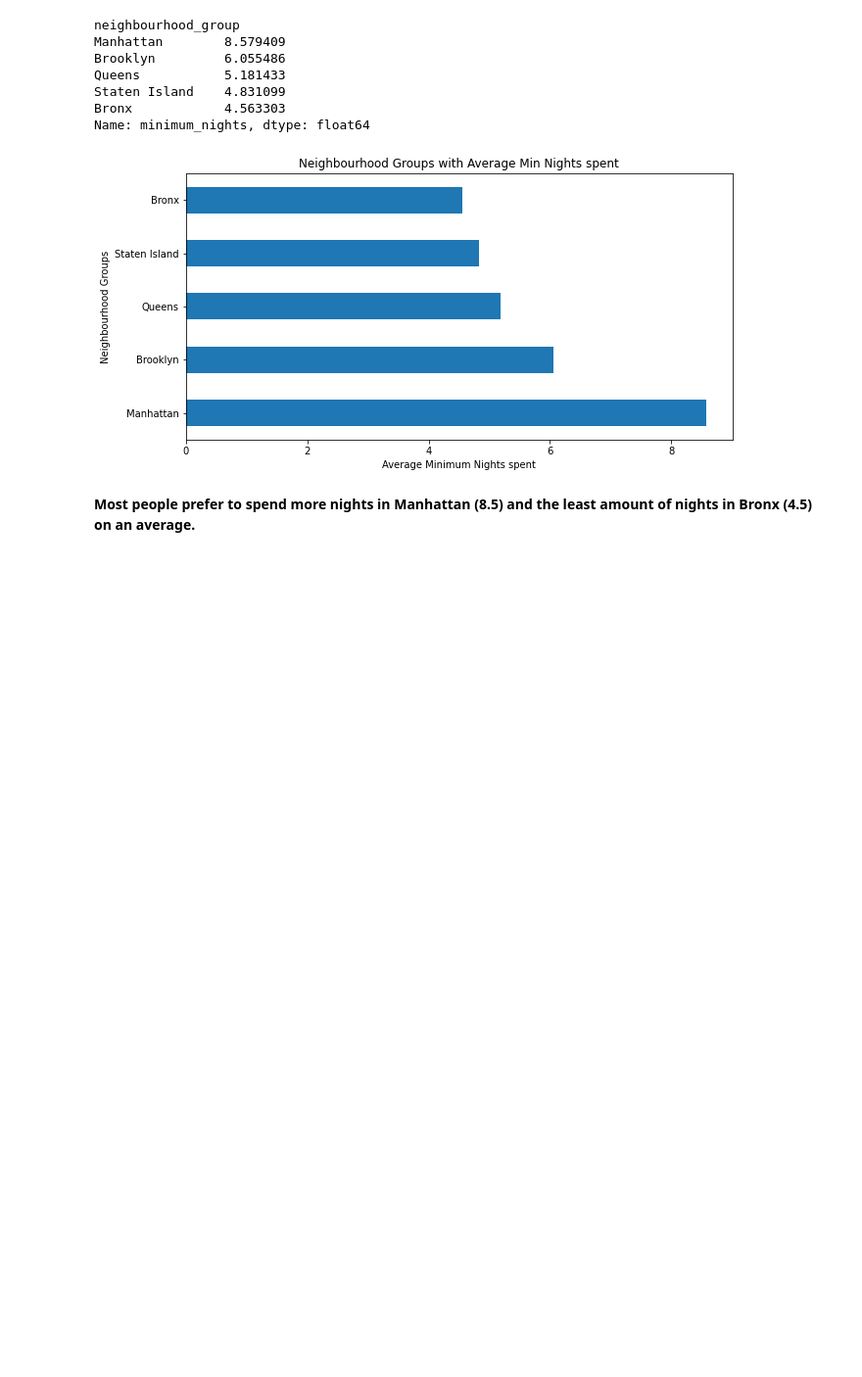
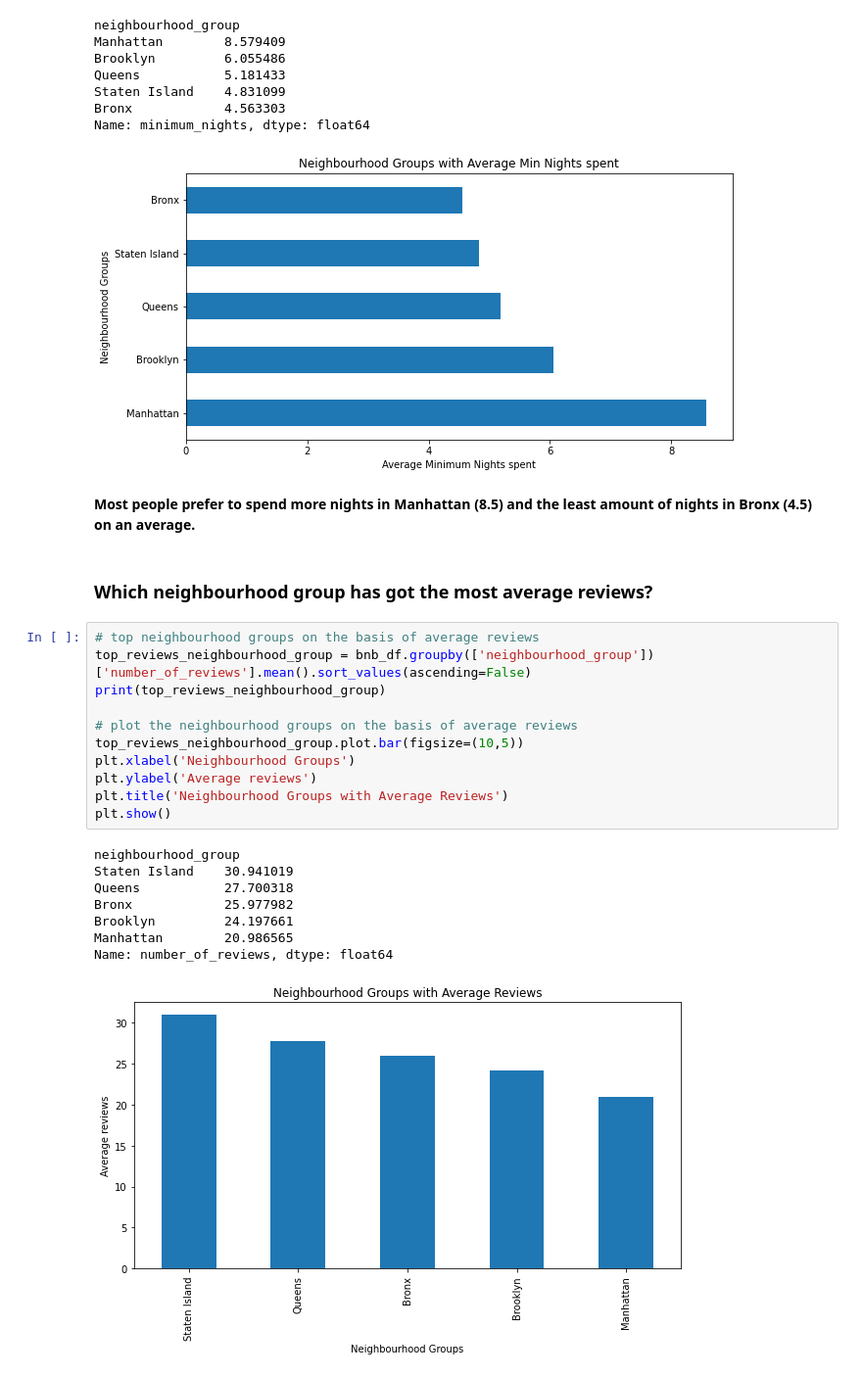
Before and after one commit to Rudrajit12/Airbnb-Bookings-Analysis, a Jupyter notebook: Airbnb_Bookings_Analysis_Capstone_Project.ipynb, the cells around one changed output. Shown at 98% size. Saved outputs shown, nothing was run; the diff lists cells and outputs as text; blank space fills up the shorter version.

```diff
--- a/Airbnb_Bookings_Analysis_Capstone_Project.ipynb
+++ b/Airbnb_Bookings_Analysis_Capstone_Project.ipynb
@@ -470,3 +492,25 @@ Name: minimum_nights, dtype: float64
 [figure]
 # %% [markdown]
 **Most people prefer to spend more nights in Manhattan (8.5) and the least amount of nights in Bronx (4.5) on an average.**
+# %% [markdown]
+### **Which neighbourhood group has got the most average reviews?**
+# %%
+# top neighbourhood groups on the basis of average reviews
+top_reviews_neighbourhood_group = bnb_df.groupby(['neighbourhood_group'])['number_of_reviews'].mean().sort_values(ascending=False)
+print(top_reviews_neighbourhood_group)
+
+# plot the neighbourhood groups on the basis of average reviews
+top_reviews_neighbourhood_group.plot.bar(figsize=(10,5))
+plt.xlabel('Neighbourhood Groups')
+plt.ylabel('Average reviews')
+plt.title('Neighbourhood Groups with Average Reviews')
+plt.show()
+# %% [output]
+neighbourhood_group
+Staten Island    30.941019
+Queens           27.700318
+Bronx            25.977982
+Brooklyn         24.197661
+Manhattan        20.986565
+Name: number_of_reviews, dtype: float64
+[figure, added]
```
Also changed, not shown: parts of 27 cells of this notebook.
